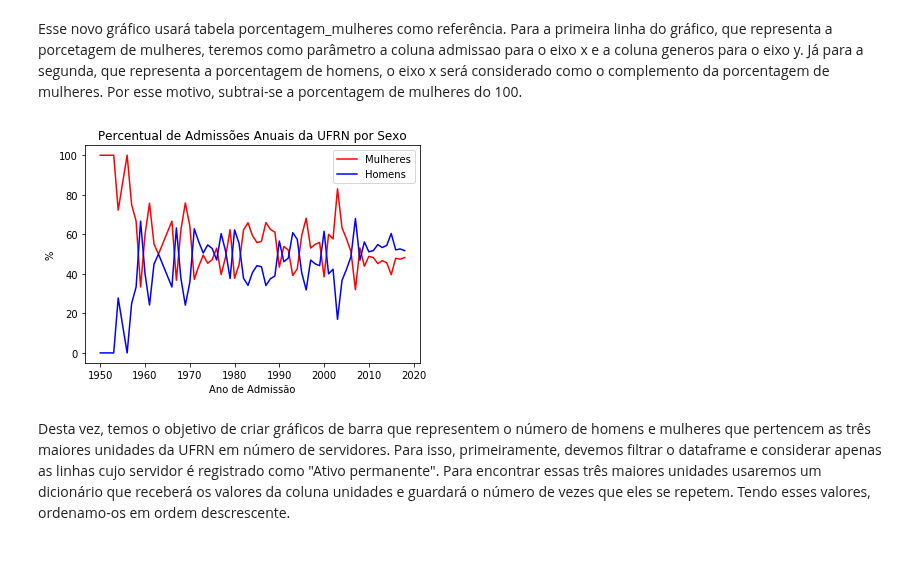
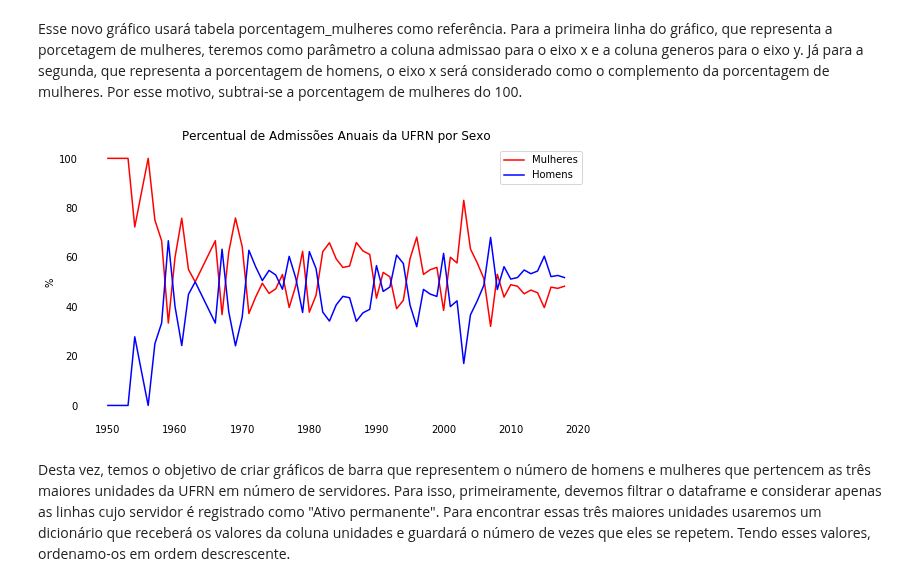
Before and after one commit to kevinwall/Probabilidade_Projeto, a Jupyter notebook: Rascunho.ipynb, the cells around one changed output. Cells and saved outputs as stored; diff of their text form; code cells hidden in the pictures; blank space fills up the shorter version.

```diff
--- a/Rascunho.ipynb
+++ b/Rascunho.ipynb
@@ -165,15 +180,20 @@ porcetagem de mulheres, teremos como parâmetro a coluna admissao para o eixo x
 a segunda, que representa a porcentagem de homens, o eixo x será considerado como o complemento da porcentagem de
 mulheres. Por esse motivo, subtrai-se a porcentagem de mulheres do 100.
 # %%
-plt.plot(porcentagem_mulheres.admissao,porcentagem_mulheres.generos, c='red', label='Mulheres')
-plt.plot(porcentagem_mulheres.admissao,100 - porcentagem_mulheres.generos, c = 'blue', label='Homens')
-plt.legend(loc='best')
-plt.xlabel("Ano de Admissão")
-plt.ylabel("%")
+fig, ax = plt.subplots(figsize=(9,5))
+ax.plot(porcentagem_mulheres.admissao,porcentagem_mulheres.generos, c='red', label='Mulheres')
+ax.plot(porcentagem_mulheres.admissao,100 - porcentagem_mulheres.generos, c = 'blue', label='Homens')
+ax.legend(loc='best')
+ax.set_ylabel("%")
 plt.title("Percentual de Admissões Anuais da UFRN por Sexo")
+ax.tick_params(bottom=False,top=False,left=False,right=False)
+ax.spines['top'].set_visible(False)
+ax.spines['bottom'].set_visible(False)
+ax.spines['left'].set_visible(False)
+ax.spines['right'].set_visible(False)
 plt.show()
 # %% [output]
-[figure, old version]
+[figure, new version]
 # %% [markdown]
 Desta vez, temos o objetivo de criar gráficos de barra que representem o número de homens e mulheres que pertencem as três
 maiores unidades da UFRN em número de servidores. Para isso, primeiramente, devemos filtrar o dataframe e considerar
```
Also changed, not shown: parts of 13 cells of this notebook.
